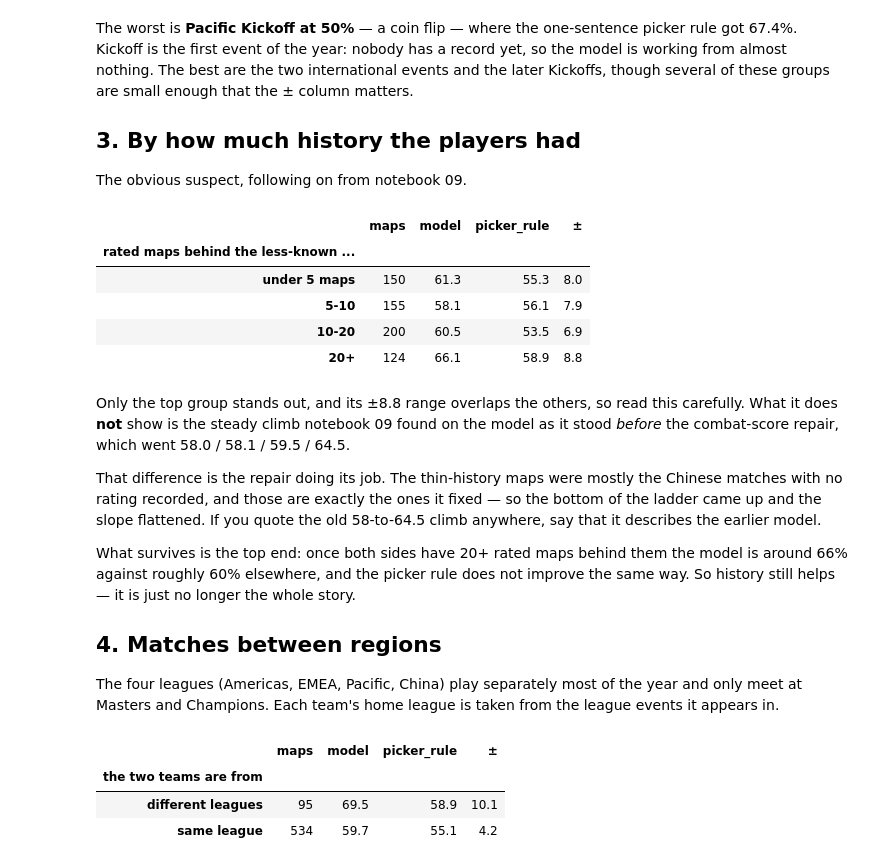
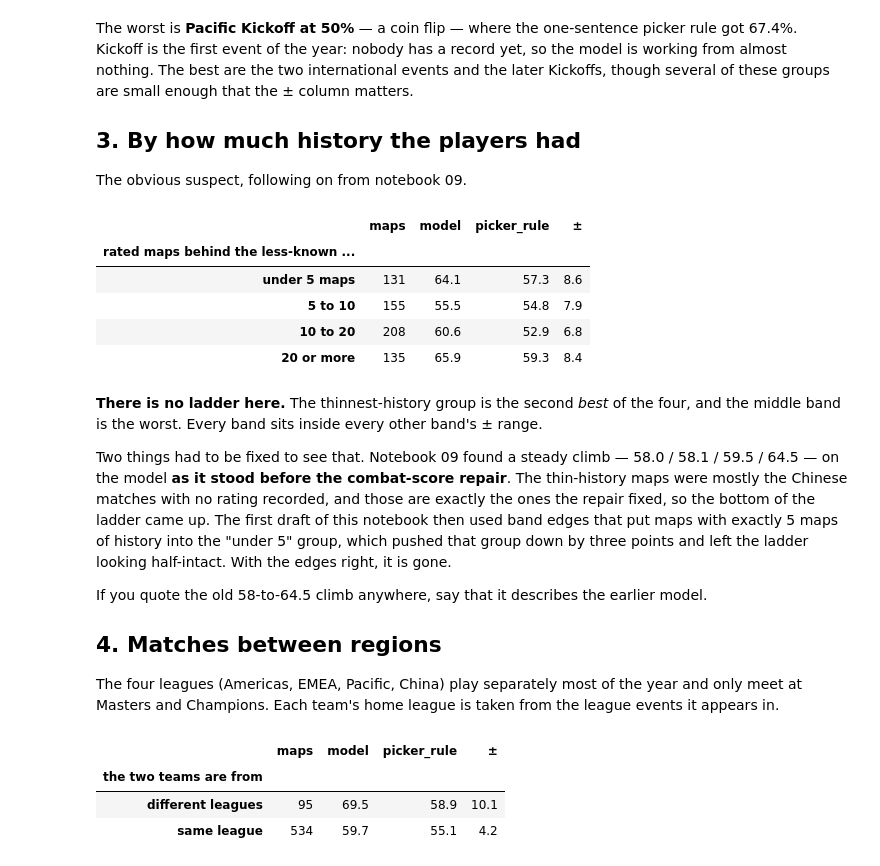
Before and after one commit to Mints1104/Valorant-Agent-Predictor, a Jupyter notebook: notebooks/10_error_analysis.ipynb, the cells around one changed output. Cells and saved outputs as stored; diff of their text form; code cells hidden in the pictures.

```diff
--- a/notebooks/10_error_analysis.ipynb
+++ b/notebooks/10_error_analysis.ipynb
@@ -123,41 +141,45 @@ The obvious suspect, following on from notebook 09.
 # %%
 # How many rated maps sat behind the less-known of the two sides, going into each map.
 players = load_player_maps(learn).sort_values(["played_at", "match_id"])
 seen, history = {}, {}
 for (_, match_id), match in players.groupby(["played_at", "match_id"], sort=True):
     for team in (match.iloc[0]["team_a"], match.iloc[0]["team_b"]):
         names = match[match["Team"] == team]["Player"].unique()
         side = np.mean([seen.get(name, 0) for name in names])
         history[match_id] = min(history.get(match_id, np.inf), side)
     for _, performance in match.iterrows():
         if pd.notna(performance["Rating"]):
             seen[performance["Player"]] = seen.get(performance["Player"], 0) + 1
 
 checked["history"] = checked["match_id"].map(history)
-checked["history_band"] = pd.cut(checked["history"], [-1, 5, 10, 20, 1000],
-                                 labels=["under 5 maps", "5-10", "10-20", "20+"])
+
+# right=False so each band means what its label says: "under 5" is below 5, not 5 or fewer,
+# and "20 or more" includes exactly 20. Getting this wrong moved two of these figures by
+# three points and invented a ladder that is not there.
+checked["history_band"] = pd.cut(checked["history"], [0, 5, 10, 20, 1000], right=False,
+                                 labels=["under 5 maps", "5 to 10", "10 to 20", "20 or more"])
 
 breakdown("history_band", "rated maps behind the less-known side")
 # %% [output]
 |  | maps | model | picker_rule | ± |
 | rated maps behind the less-known ... |  |  |  |  |
-| under 5 maps | 150 | 61.3 | 55.3 | 8.0 |
-| 5-10 | 155 | 58.1 | 56.1 | 7.9 |
-| 10-20 | 200 | 60.5 | 53.5 | 6.9 |
-| 20+ | 124 | 66.1 | 58.9 | 8.8 |
+| under 5 maps | 131 | 64.1 | 57.3 | 8.6 |
+| 5 to 10 | 155 | 55.5 | 54.8 | 7.9 |
+| 10 to 20 | 208 | 60.6 | 52.9 | 6.8 |
+| 20 or more | 135 | 65.9 | 59.3 | 8.4 |
 # %% [markdown]
-Only the top group stands out, and its ±8.8 range overlaps the others, so read this
-carefully. What it does **not** show is the steady climb notebook 09 found on the model as
-it stood *before* the combat-score repair, which went 58.0 / 58.1 / 59.5 / 64.5.
+**There is no ladder here.** The thinnest-history group is the second *best* of the four, and
+the middle band is the worst. Every band sits inside every other band's ± range.
 
-That difference is the repair doing its job. The thin-history maps were mostly the Chinese
-matches with no rating recorded, and those are exactly the ones it fixed — so the bottom of
-the ladder came up and the slope flattened. If you quote the old 58-to-64.5 climb anywhere,
-say that it describes the earlier model.
+Two things had to be fixed to see that. Notebook 09 found a steady climb — 58.0 / 58.1 /
+59.5 / 64.5 — on the model **as it stood before the combat-score repair**. The thin-history
+maps were mostly the Chinese matches with no rating recorded, and those are exactly the ones
+the repair fixed, so the bottom of the ladder came up. The first draft of this notebook then
+used band edges that put maps with exactly 5 maps of history into the "under 5" group, which
+pushed that group down by three points and left the ladder looking half-intact. With the
+edges right, it is gone.
 
-What survives is the top end: once both sides have 20+ rated maps behind them the model is
-around 66% against roughly 60% elsewhere, and the picker rule does not improve the same way.
-So history still helps — it is just no longer the whole story.
+If you quote the old 58-to-64.5 climb anywhere, say that it describes the earlier model.
 
 ## 4. Matches between regions
 
```
Also changed, not shown: parts of 14 cells of this notebook, 1 other file.
